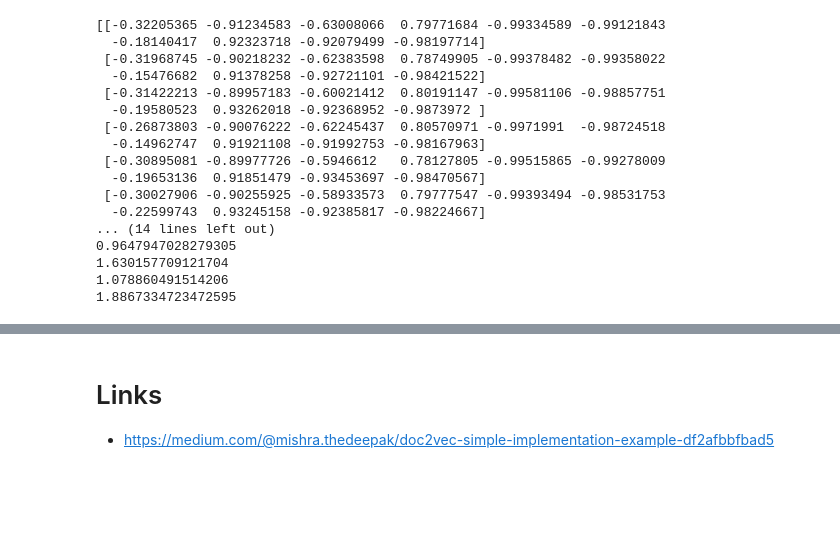
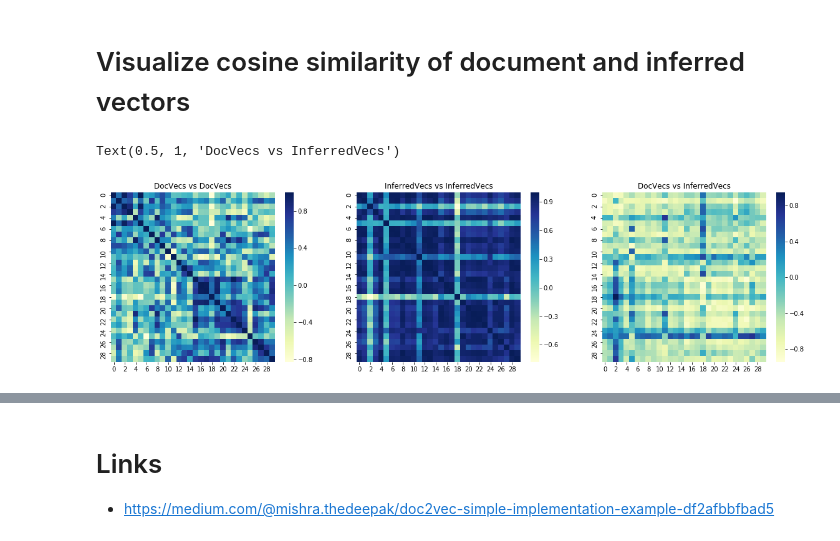
Before and after one commit to oneoffcoder/jupyter, a Jupyter notebook: data-science/_scratch.ipynb, the cells around one changed output, grey strips where cells are left out. Drawn from its saved outputs; the diff is of its cells as text; code cells hidden in the pictures; blank space fills up the shorter version.

```diff
--- a/data-science/_scratch.ipynb
+++ b/data-science/_scratch.ipynb
@@ -85,34 +146,24 @@ V1_infer [ 0.07805808 -0.00471411 -0.03416988  0.05626874 -0.02646747]
+# %% [markdown]
+# Visualize cosine similarity of document and inferred vectors
 # %%
-import numpy as np
 from scipy.spatial.distance import cosine
 from sklearn.metrics.pairwise import cosine_similarity
 
 X = np.array([model.docvecs[d.tags[0]] for d in documents], dtype=np.double)
-Y = np.array([model.infer_vector(d.words, steps=50) for d in documents], dtype=np.double)
-print(cosine_similarity(X, Y))
+Y = np.array([model.infer_vector(d.words, steps=200, alpha=0.025) for d in documents], dtype=np.double)
 
-for doc in documents:
-    trained = model.docvecs[doc.tags[0]]
-    inferred = model.infer_vector(doc.words, steps=20, alpha=0.025)
-    print(cosine(trained, inferred))  # cosine similarity from scipy
+fig, ax = plt.subplots(1, 3, figsize=(20, 5))
+
+sns.heatmap(cosine_similarity(X, X), ax=ax[0], cmap='YlGnBu')
+sns.heatmap(cosine_similarity(Y, Y), ax=ax[1], cmap='YlGnBu')
+sns.heatmap(cosine_similarity(X, Y), ax=ax[2], cmap='YlGnBu')
+
+ax[0].set_title('DocVecs vs DocVecs')
+ax[1].set_title('InferredVecs vs InferredVecs')
+ax[2].set_title('DocVecs vs InferredVecs')
 # %% [output]
-[[-0.32205365 -0.91234583 -0.63008066  0.79771684 -0.99334589 -0.99121843
-  -0.18140417  0.92323718 -0.92079499 -0.98197714]
- [-0.31968745 -0.90218232 -0.62383598  0.78749905 -0.99378482 -0.99358022
-  -0.15476682  0.91378258 -0.92721101 -0.98421522]
- [-0.31422213 -0.89957183 -0.60021412  0.80191147 -0.99581106 -0.98857751
-  -0.19580523  0.93262018 -0.92368952 -0.9873972 ]
- [-0.26873803 -0.90076222 -0.62245437  0.80570971 -0.9971991  -0.98724518
-  -0.14962747  0.91921108 -0.91992753 -0.98167963]
- [-0.30895081 -0.89977726 -0.5946612   0.78127805 -0.99515865 -0.99278009
-  -0.19653136  0.91851479 -0.93453697 -0.98470567]
- [-0.30027906 -0.90255925 -0.58933573  0.79777547 -0.99393494 -0.98531753
-  -0.22599743  0.93245158 -0.92385817 -0.98224667]
-... (14 lines left out)
-0.9647947028279305
-1.630157709121704
-1.078860491514206
-1.8867334723472595
+Text(0.5, 1, 'DocVecs vs InferredVecs')
+[figure, added]
 # %%
 similar_doc = model.docvecs.most_similar(0)
 print(similar_doc)
```
Also changed, not shown: parts of 17 cells of this notebook.
